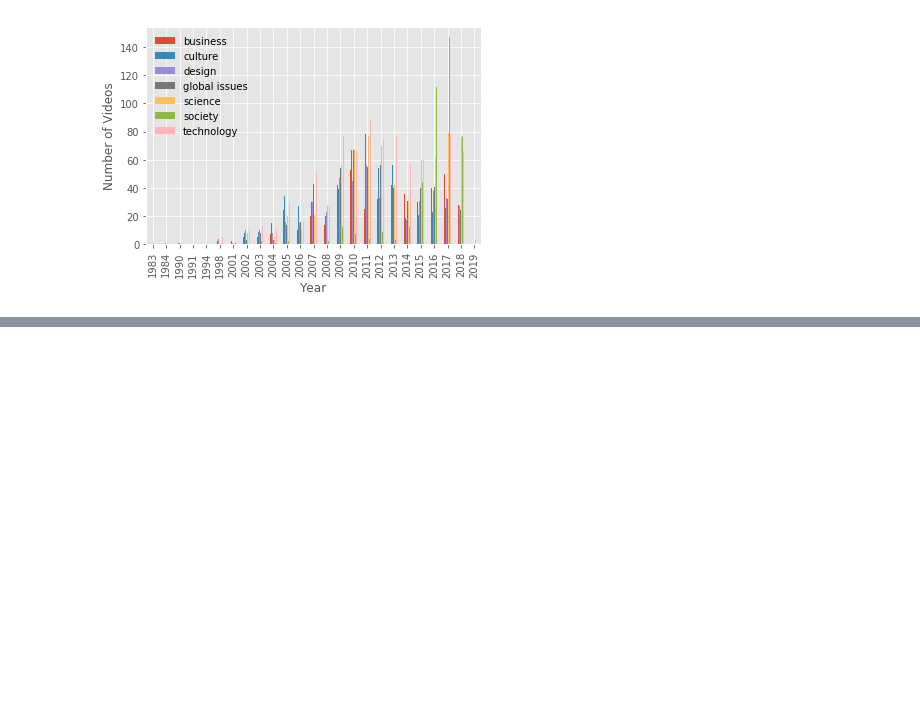
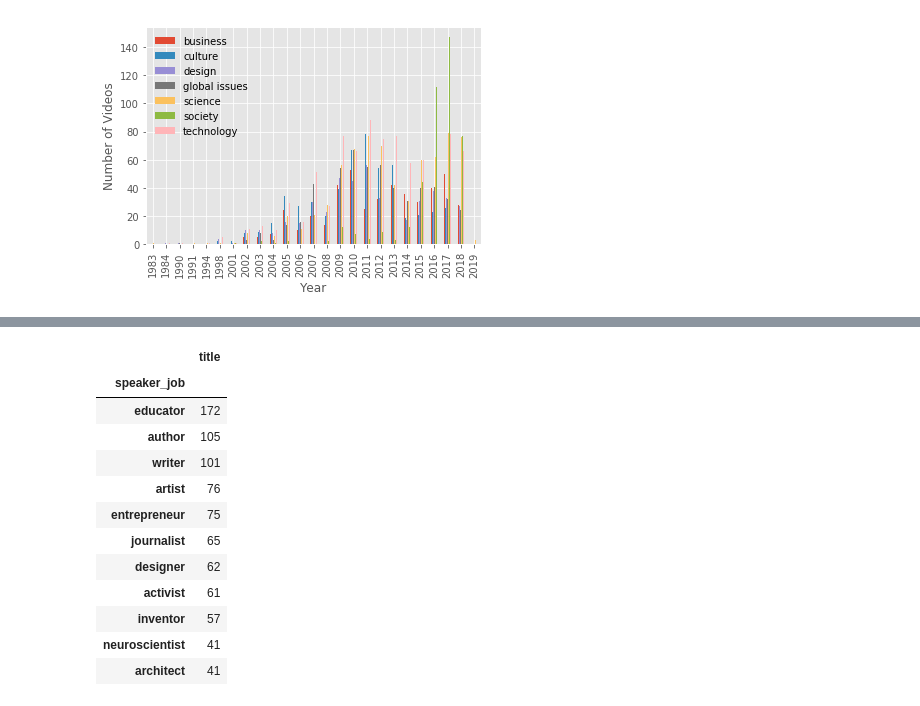
Before and after one commit to tstellamaris/WebScrapingProject, a Jupyter notebook: data_analysis.ipynb, the cells around one changed output, grey strips where cells are left out. Drawn from its saved outputs; the diff is of its cells as text; code cells hidden in the pictures; blank space fills up the shorter version.

```diff
--- a/data_analysis.ipynb
+++ b/data_analysis.ipynb
@@ -171,0 +182,13 @@ plt.legend(loc='upper left', frameon=False)
+# %%
+df=dt_frame
+df.speaker_job = df.speaker_job.apply(lambda x: str(x).lower().split(', '))
+
+index=0
+list_ = []
+for item in dt_frame.speaker_job:
+    list_.extend(map(lambda x: [index, x], item))
+    index += 1
+speaker_job = pd.DataFrame(list_, columns=['index', 'speaker_job'])
+
+df_speaker_job = pd.merge(dt_frame.drop('speaker_job', axis=1), speaker_job, how='right', left_index=True, right_on='index')
+df_speaker_job.head()
@@ -171,0 +202,17 @@ plt.legend(loc='upper left', frameon=False)
+# %%
+jobs=df_speaker_job.groupby(['speaker_job']).agg({'title': 'count'}).sort_values(by = 'title', ascending = False)
+jobs[:11]
+# %% [output]
+|  | title |
+| speaker_job |  |
+| educator | 172 |
+| author | 105 |
+| writer | 101 |
+| artist | 76 |
+| entrepreneur | 75 |
+| journalist | 65 |
+| designer | 62 |
+| activist | 61 |
+| inventor | 57 |
+| neuroscientist | 41 |
+| architect | 41 |
```
Also changed, not shown: parts of 5 cells of this notebook, 2 other files.
